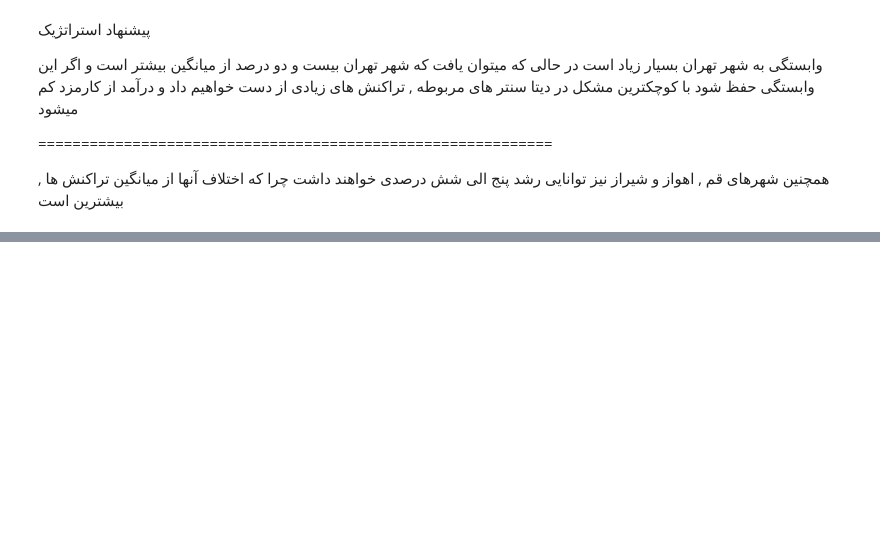
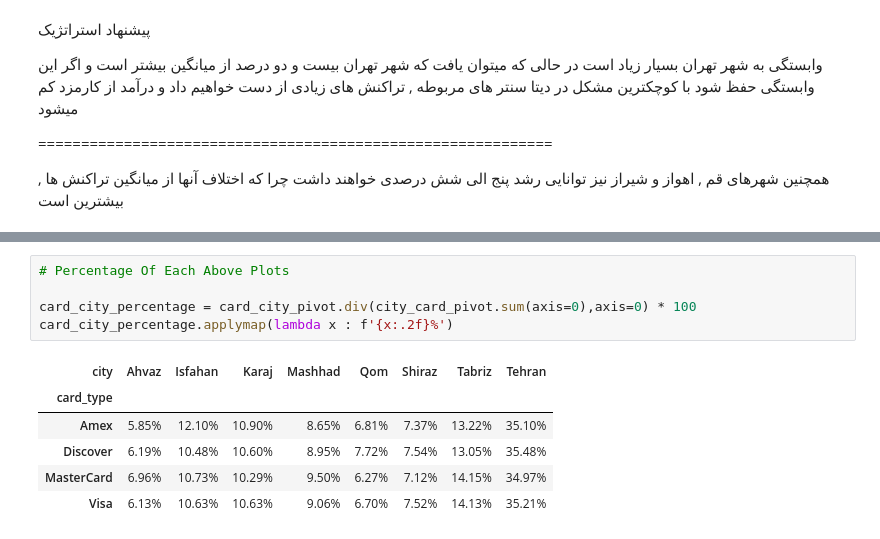
Before and after one commit to MRXLANTERN1390/IranianCustomer_Payment, a Jupyter notebook: NoteBook.ipynb, the cells around one changed output, grey strips where cells are left out. Drawn from its saved outputs; the diff is of its cells as text; blank space fills up the shorter version.

```diff
--- a/NoteBook.ipynb
+++ b/NoteBook.ipynb
@@ -356,0 +394,12 @@ Name: transactions, dtype: object
+# %%
+# Percentage Of Each Above Plots
+
+card_city_percentage = card_city_pivot.div(city_card_pivot.sum(axis=0),axis=0) * 100
+card_city_percentage.applymap(lambda x : f'{x:.2f}%')
+# %% [output]
+| city | Ahvaz | Isfahan | Karaj | Mashhad | Qom | Shiraz | Tabriz | Tehran |
+| card_type |  |  |  |  |  |  |  |  |
+| Amex | 5.85% | 12.10% | 10.90% | 8.65% | 6.81% | 7.37% | 13.22% | 35.10% |
+| Discover | 6.19% | 10.48% | 10.60% | 8.95% | 7.72% | 7.54% | 13.05% | 35.48% |
+| MasterCard | 6.96% | 10.73% | 10.29% | 9.50% | 6.27% | 7.12% | 14.15% | 34.97% |
+| Visa | 6.13% | 10.63% | 10.63% | 9.06% | 6.70% | 7.52% | 14.13% | 35.21% |
```
Also changed, not shown: parts of 4 cells of this notebook.
